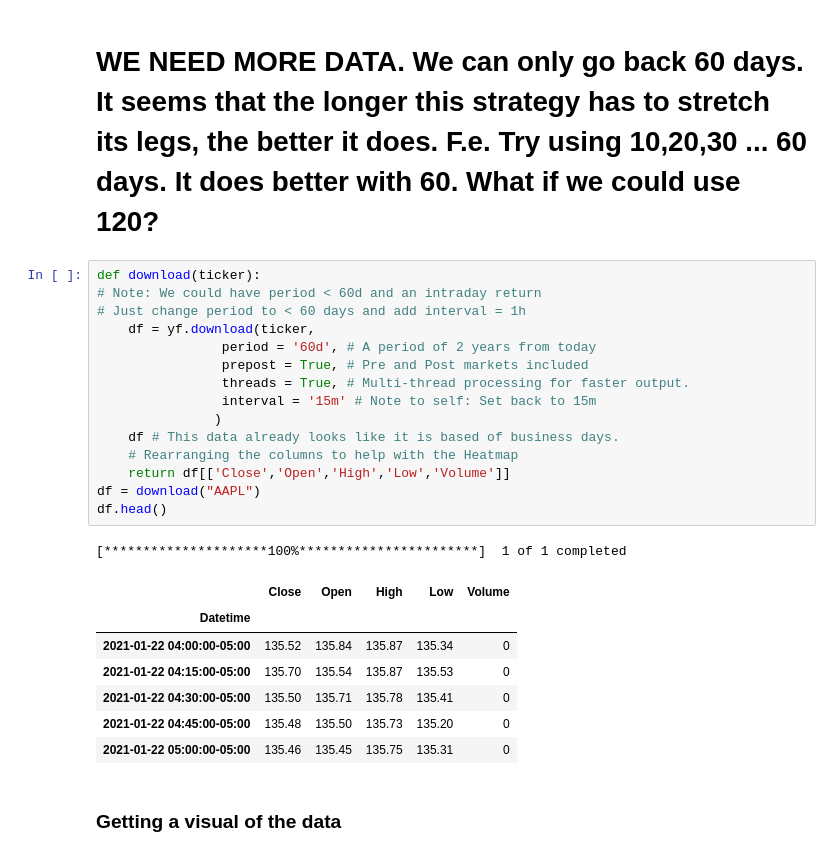
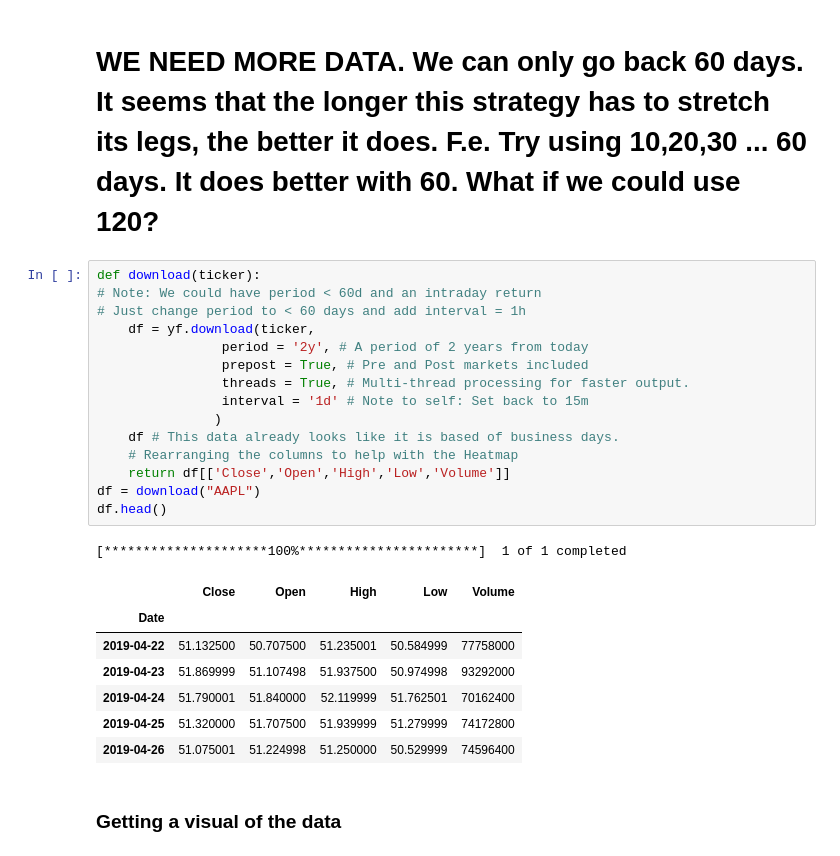
Before and after one commit to DataNinjasPro/Project_2, a Jupyter notebook: main.ipynb, the cells around one changed output. Saved outputs shown, nothing was run; the diff lists cells and outputs as text.

```diff
--- a/main.ipynb
+++ b/main.ipynb
@@ -34,27 +31,27 @@ I believe this is because no matter when you buy using the strategy, you cannot
 # %%
 def download(ticker):
 # Note: We could have period < 60d and an intraday return
 # Just change period to < 60 days and add interval = 1h
     df = yf.download(ticker,
-                period = '60d', # A period of 2 years from today
+                period = '2y', # A period of 2 years from today
                 prepost = True, # Pre and Post markets included
                 threads = True, # Multi-thread processing for faster output.
-                interval = '15m' # Note to self: Set back to 15m
+                interval = '1d' # Note to self: Set back to 15m
                )
     df # This data already looks like it is based of business days.
     # Rearranging the columns to help with the Heatmap
     return df[['Close','Open','High','Low','Volume']]
 df = download("AAPL")
 df.head()
 # %% [output]
 [*********************100%***********************]  1 of 1 completed
 |  | Close | Open | High | Low | Volume |
-| Datetime |  |  |  |  |  |
-| 2021-01-22 04:00:00-05:00 | 135.52 | 135.84 | 135.87 | 135.34 | 0 |
-| 2021-01-22 04:15:00-05:00 | 135.70 | 135.54 | 135.87 | 135.53 | 0 |
-| 2021-01-22 04:30:00-05:00 | 135.50 | 135.71 | 135.78 | 135.41 | 0 |
-| 2021-01-22 04:45:00-05:00 | 135.48 | 135.50 | 135.73 | 135.20 | 0 |
-| 2021-01-22 05:00:00-05:00 | 135.46 | 135.45 | 135.75 | 135.31 | 0 |
+| Date |  |  |  |  |  |
+| 2019-04-22 | 51.132500 | 50.707500 | 51.235001 | 50.584999 | 77758000 |
+| 2019-04-23 | 51.869999 | 51.107498 | 51.937500 | 50.974998 | 93292000 |
+| 2019-04-24 | 51.790001 | 51.840000 | 52.119999 | 51.762501 | 70162400 |
+| 2019-04-25 | 51.320000 | 51.707500 | 51.939999 | 51.279999 | 74172800 |
+| 2019-04-26 | 51.075001 | 51.224998 | 51.250000 | 50.529999 | 74596400 |
 # %% [markdown]
 ### Getting a visual of the data
 # %%
```
Also changed, not shown: parts of 18 cells of this notebook, 6 other files.
